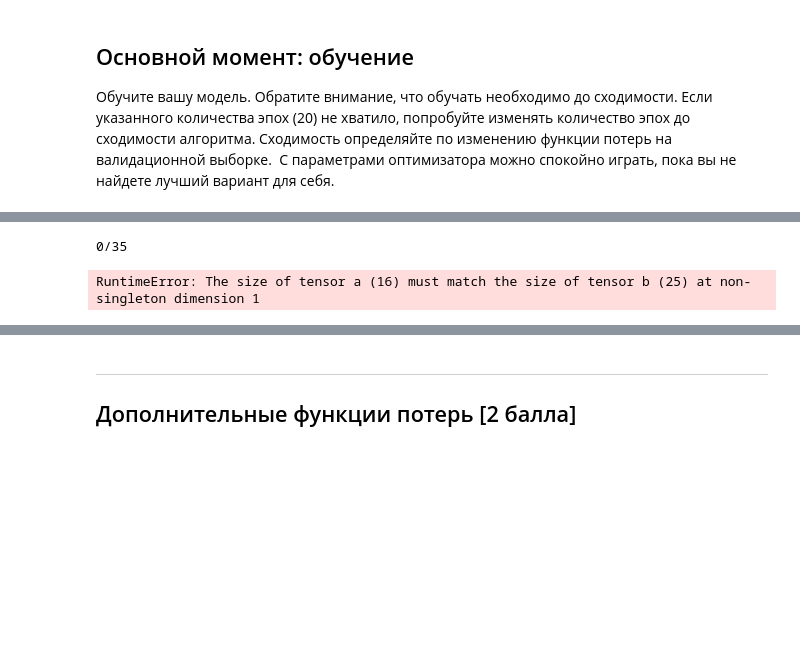
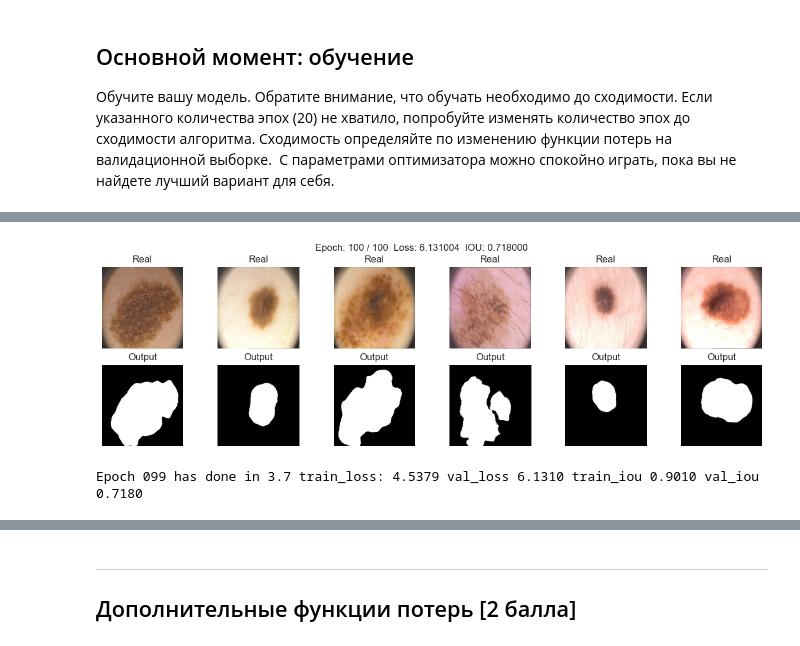
Before and after one commit to dimkablin/DeepLEarningSchool_MFTI, a Jupyter notebook: homework/16.1 Домашнее задание. Сегментация изображений/[hw]semantic_segmentation.ipynb, the cells around one changed output, grey strips where cells are left out. Saved outputs shown, nothing was run; the diff lists cells and outputs as text; code cells hidden in the pictures; blank space fills up the shorter version.

```diff
--- a/homework/16.1 Домашнее задание. Сегментация изображений/[hw]semantic_segmentation.ipynb
+++ b/homework/16.1 Домашнее задание. Сегментация изображений/[hw]semantic_segmentation.ipynb
@@ -552,10 +554,10 @@ gc.collect()
 # %%
-max_epochs = 35
-optim = torch.optim.Adam(params=model.parameters(), lr=1e-4)
-best_model, stat = train2(model, optim, bce_loss, max_epochs, dataloaders)
+max_epochs = 100
+optim = torch.optim.AdamW(params=model.parameters(), lr=1e-4)
+best_model, segnet_stat = train2(model, optim, bce_loss, max_epochs, dataloaders)
 # %% [output]
+[figure, added]
-0/35
+Epoch 099 has done in 3.7 train_loss: 4.5379 val_loss 6.1310 train_iou 0.9010 val_iou 0.7180
-RuntimeError: The size of tensor a (16) must match the size of tensor b (25) at non-singleton dimension 1
 # %%
 import seaborn as sns
 # %%
```
Also changed, not shown: parts of 13 cells of this notebook.
